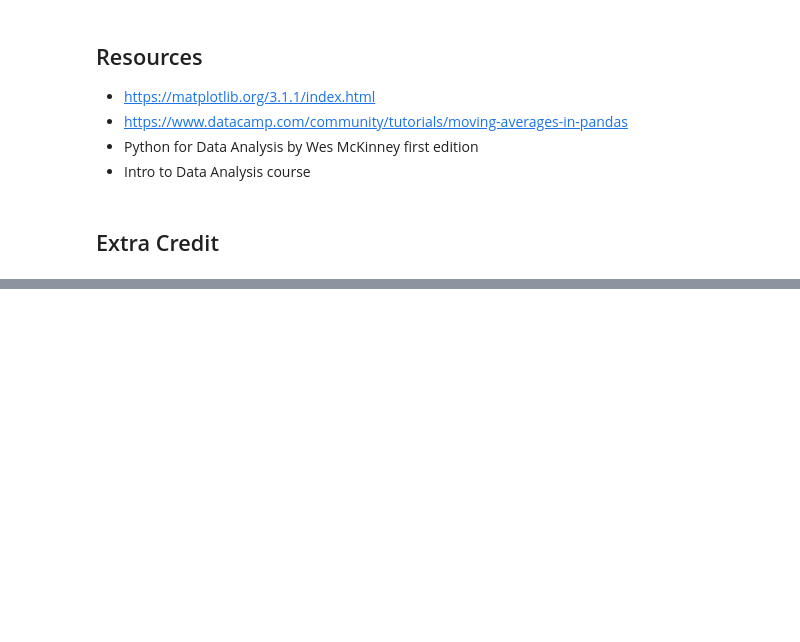
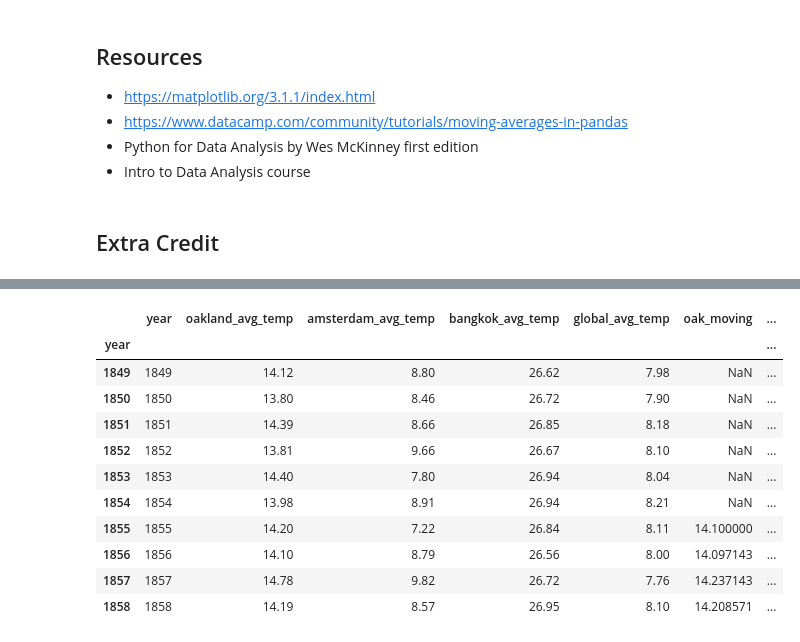
Before and after one commit to alf808/getting-hotter, a Jupyter notebook: oakland_vs_world.ipynb, the cells around one changed output, grey strips where cells are left out. Drawn from its saved outputs; the diff is of its cells as text; code cells hidden in the pictures; blank space fills up the shorter version.

```diff
--- a/oakland_vs_world.ipynb
+++ b/oakland_vs_world.ipynb
@@ -217 +248,16 @@ plt.show()
+# %%
+merged_data.head(10)
+# %% [output]
+|  | year | oakland_avg_temp | amsterdam_avg_temp | bangkok_avg_temp | global_avg_temp | oak_moving | ... |
+| year |  |  |  |  |  |  | ... |
+| 1849 | 1849 | 14.12 | 8.80 | 26.62 | 7.98 | NaN | ... |
+| 1850 | 1850 | 13.80 | 8.46 | 26.72 | 7.90 | NaN | ... |
+| 1851 | 1851 | 14.39 | 8.66 | 26.85 | 8.18 | NaN | ... |
+| 1852 | 1852 | 13.81 | 9.66 | 26.67 | 8.10 | NaN | ... |
+| 1853 | 1853 | 14.40 | 7.80 | 26.94 | 8.04 | NaN | ... |
+| 1854 | 1854 | 13.98 | 8.91 | 26.94 | 8.21 | NaN | ... |
+| 1855 | 1855 | 14.20 | 7.22 | 26.84 | 8.11 | 14.100000 | ... |
+| 1856 | 1856 | 14.10 | 8.79 | 26.56 | 8.00 | 14.097143 | ... |
+| 1857 | 1857 | 14.78 | 9.82 | 26.72 | 7.76 | 14.237143 | ... |
+| 1858 | 1858 | 14.19 | 8.57 | 26.95 | 8.10 | 14.208571 | ... |
 # %%
```
Also changed, not shown: parts of 8 cells of this notebook, 6 other files.
